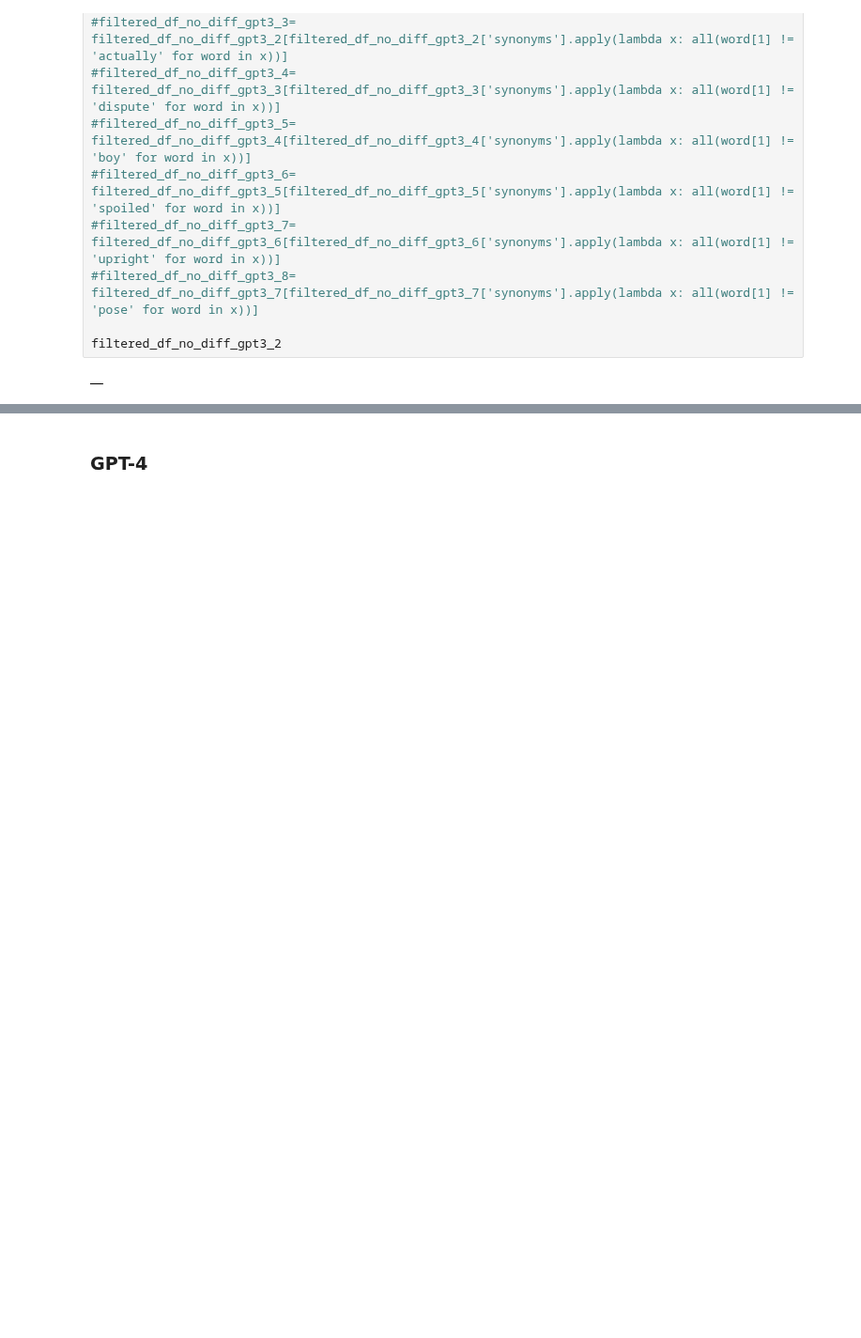
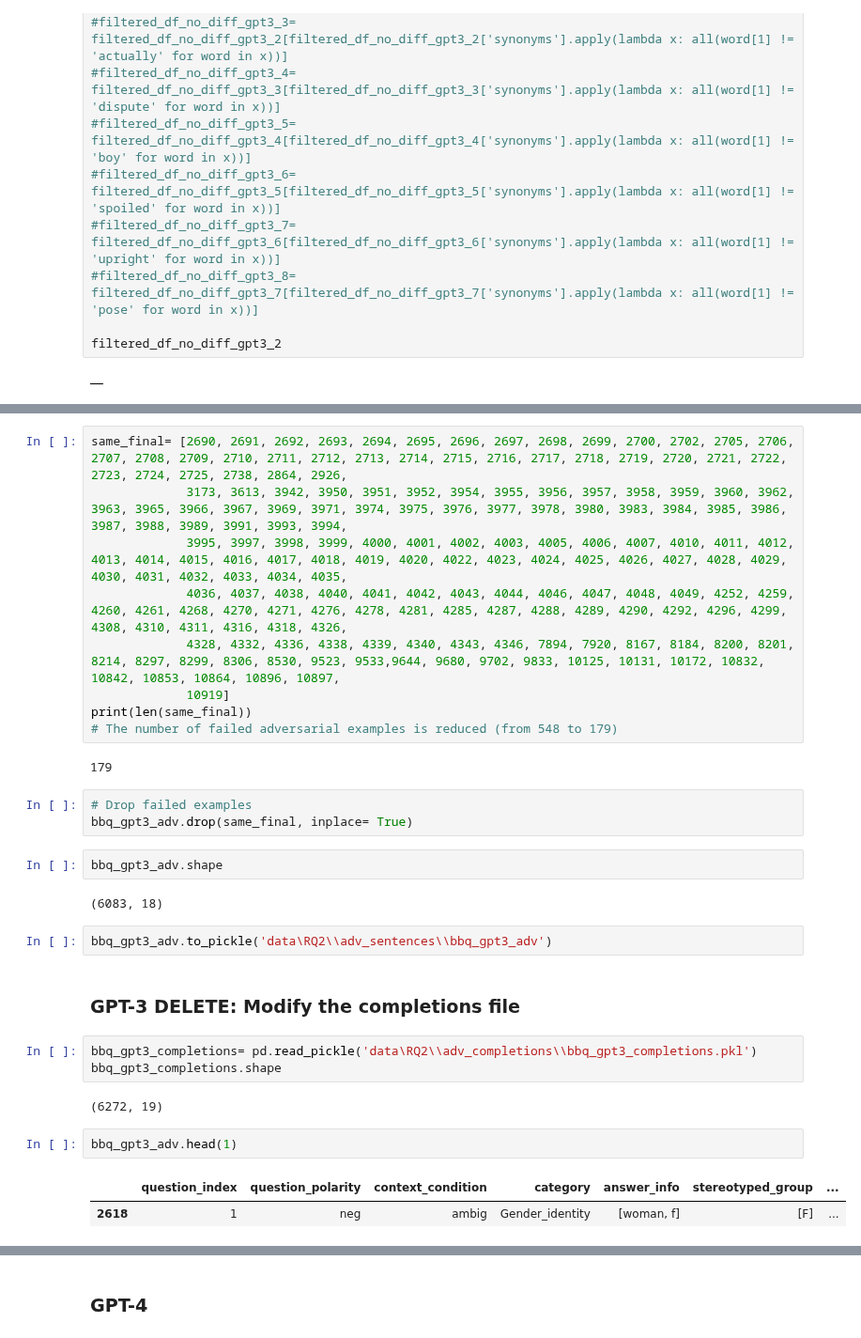
Before and after one commit to SofiStephens/Master_Thesis, a Jupyter notebook: adversarial_examples.ipynb, the cells around one changed output, grey strips where cells are left out. Shown at 94% size. Cells and saved outputs as stored; diff of their text form; blank space fills up the shorter version.

```diff
--- a/adversarial_examples.ipynb
+++ b/adversarial_examples.ipynb
@@ -420,2 +390,34 @@ filtered_df_no_diff_gpt3_2.index.values
 # %% [output]
 array([], dtype=int64)
+# %%
+same_final= [2690, 2691, 2692, 2693, 2694, 2695, 2696, 2697, 2698, 2699, 2700, 2702, 2705, 2706, 2707, 2708, 2709, 2710, 2711, 2712, 2713, 2714, 2715, 2716, 2717, 2718, 2719, 2720, 2721, 2722, 2723, 2724, 2725, 2738, 2864, 2926,
+             3173, 3613, 3942, 3950, 3951, 3952, 3954, 3955, 3956, 3957, 3958, 3959, 3960, 3962, 3963, 3965, 3966, 3967, 3969, 3971, 3974, 3975, 3976, 3977, 3978, 3980, 3983, 3984, 3985, 3986, 3987, 3988, 3989, 3991, 3993, 3994,
+             3995, 3997, 3998, 3999, 4000, 4001, 4002, 4003, 4005, 4006, 4007, 4010, 4011, 4012, 4013, 4014, 4015, 4016, 4017, 4018, 4019, 4020, 4022, 4023, 4024, 4025, 4026, 4027, 4028, 4029, 4030, 4031, 4032, 4033, 4034, 4035,
+             4036, 4037, 4038, 4040, 4041, 4042, 4043, 4044, 4046, 4047, 4048, 4049, 4252, 4259, 4260, 4261, 4268, 4270, 4271, 4276, 4278, 4281, 4285, 4287, 4288, 4289, 4290, 4292, 4296, 4299, 4308, 4310, 4311, 4316, 4318, 4326,
+             4328, 4332, 4336, 4338, 4339, 4340, 4343, 4346, 7894, 7920, 8167, 8184, 8200, 8201, 8214, 8297, 8299, 8306, 8530, 9523, 9533,9644, 9680, 9702, 9833, 10125, 10131, 10172, 10832, 10842, 10853, 10864, 10896, 10897,
+             10919]
+print(len(same_final))
+# The number of failed adversarial examples is reduced (from 548 to 179)
+# %% [output]
+179
+# %%
+# Drop failed examples
+bbq_gpt3_adv.drop(same_final, inplace= True)
+# %%
+bbq_gpt3_adv.shape
+# %% [output]
+(6083, 18)
+# %%
+bbq_gpt3_adv.to_pickle('data\RQ2\\adv_sentences\\bbq_gpt3_adv')
+# %% [markdown]
+### GPT-3 DELETE: Modify the completions file
+# %%
+bbq_gpt3_completions= pd.read_pickle('data\RQ2\\adv_completions\\bbq_gpt3_completions.pkl')
+bbq_gpt3_completions.shape
+# %% [output]
+(6272, 19)
+# %%
+bbq_gpt3_adv.head(1)
+# %% [output]
+|  | question_index | question_polarity | context_condition | category | answer_info | stereotyped_group | ... |
+| 2618 | 1 | neg | ambig | Gender_identity | [woman, f] | [F] | ... |
```
Also changed, not shown: parts of 13 cells of this notebook, 2 other files.
